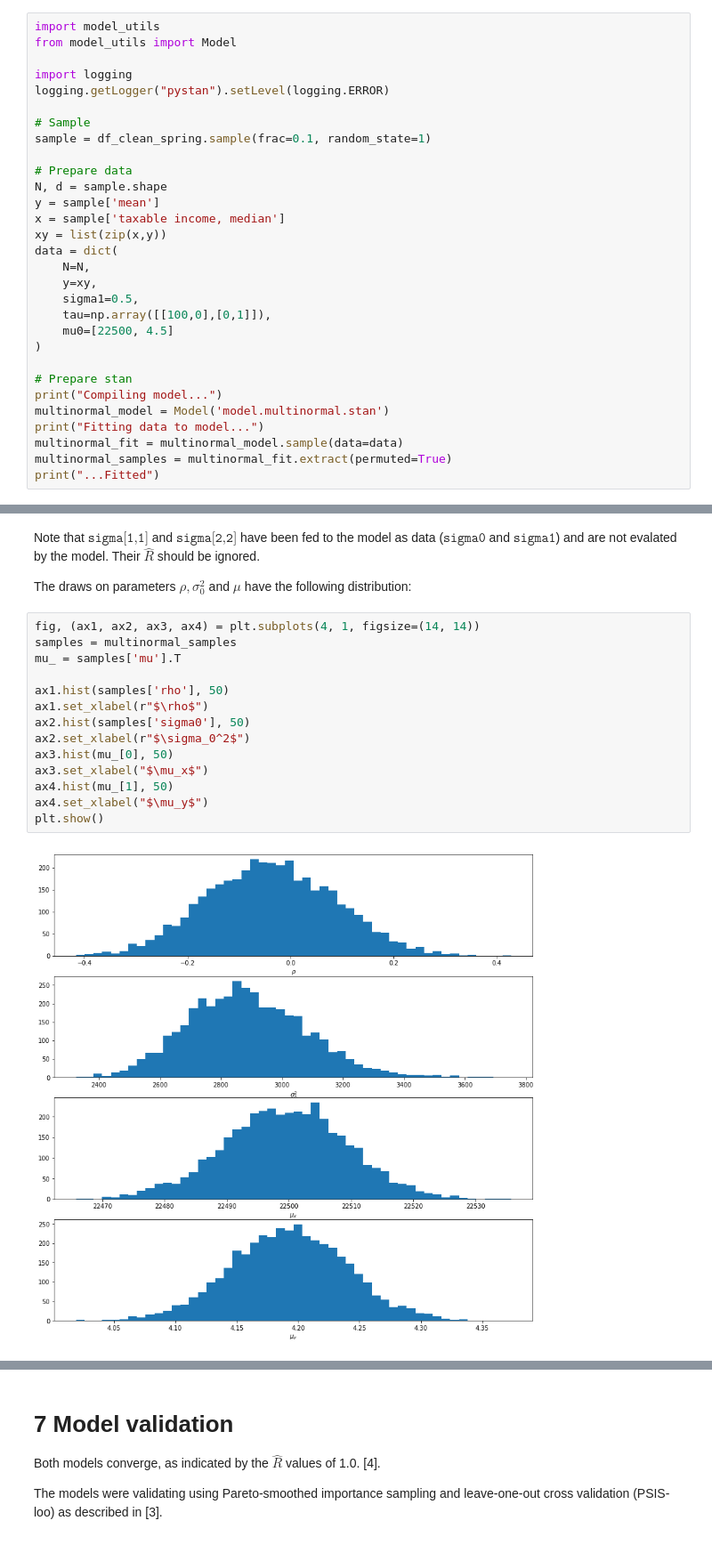
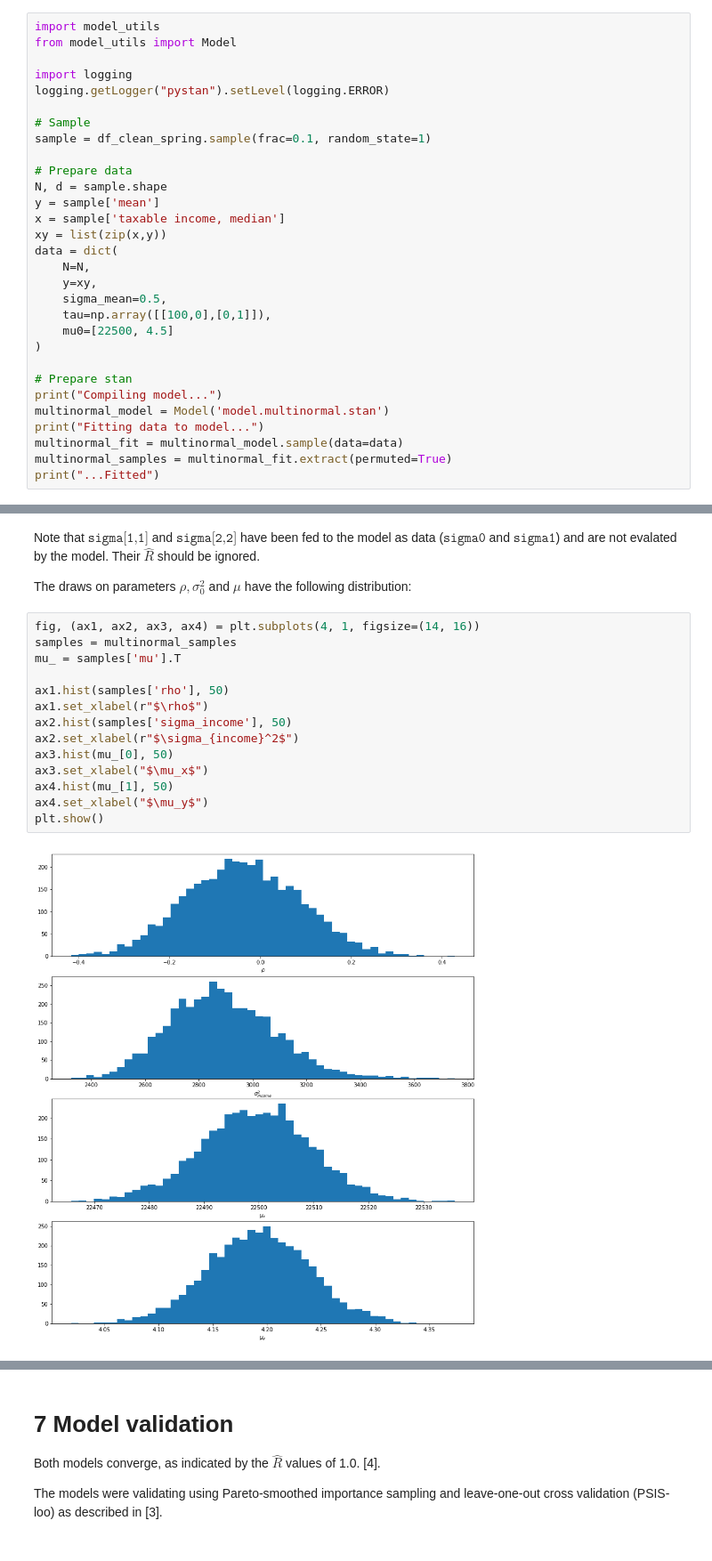
Before and after one commit to gamgi/BDA-project, a Jupyter notebook: study.ipynb, the cells around one changed output, grey strips where cells are left out. Shown at 89% size. Cells and saved outputs as stored; diff of their text form.

Commit message:
Change sigma_0 to sigma_mean and sigma_1 to sigma_income

```diff
--- a/study.ipynb
+++ b/study.ipynb
@@ -241,7 +241,7 @@ xy = list(zip(x,y))
 data = dict(
     N=N,
     y=xy,
-    sigma1=0.5,
+    sigma_mean=0.5,
     tau=np.array([[100,0],[0,1]]),
     mu0=[22500, 4.5]
 )
@@ -283,18 +283,18 @@ Note that $\texttt{sigma[1,1]}$ and $\texttt{sigma[2,2]}$ have been fed to the m
 
 The draws on parameters $\rho, \sigma_0^2$ and $\mu$ have the following distribution:
 # %%
-fig, (ax1, ax2, ax3, ax4) = plt.subplots(4, 1, figsize=(14, 14))
+fig, (ax1, ax2, ax3, ax4) = plt.subplots(4, 1, figsize=(14, 16))
 samples = multinormal_samples
 mu_ = samples['mu'].T
 
 ax1.hist(samples['rho'], 50)
 ax1.set_xlabel(r"$\rho$")
-ax2.hist(samples['sigma0'], 50)
-ax2.set_xlabel(r"$\sigma_0^2$")
+ax2.hist(samples['sigma_income'], 50)
+ax2.set_xlabel(r"$\sigma_{income}^2$")
 ax3.hist(mu_[0], 50)
 ax3.set_xlabel("$\mu_x$")
 ax4.hist(mu_[1], 50)
 ax4.set_xlabel("$\mu_y$")
 plt.show()
 # %% [output]
-[figure, old version]
+[figure, new version]
```
Also changed, not shown: parts of 4 cells of this notebook, 1 other file.
